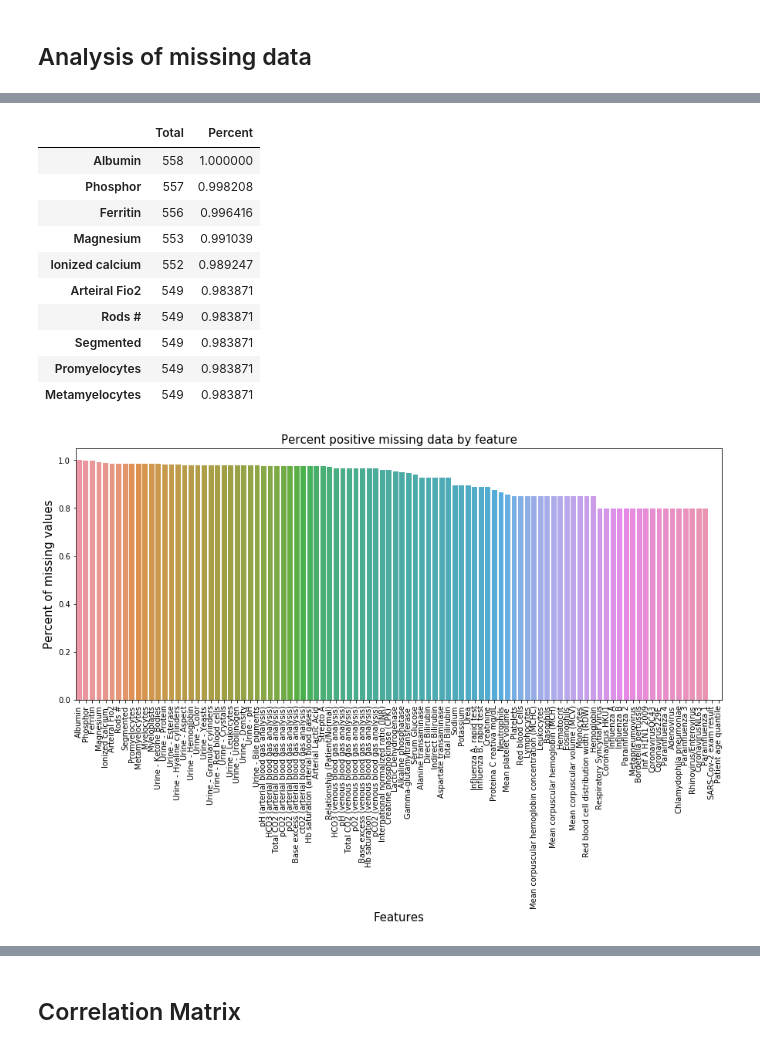
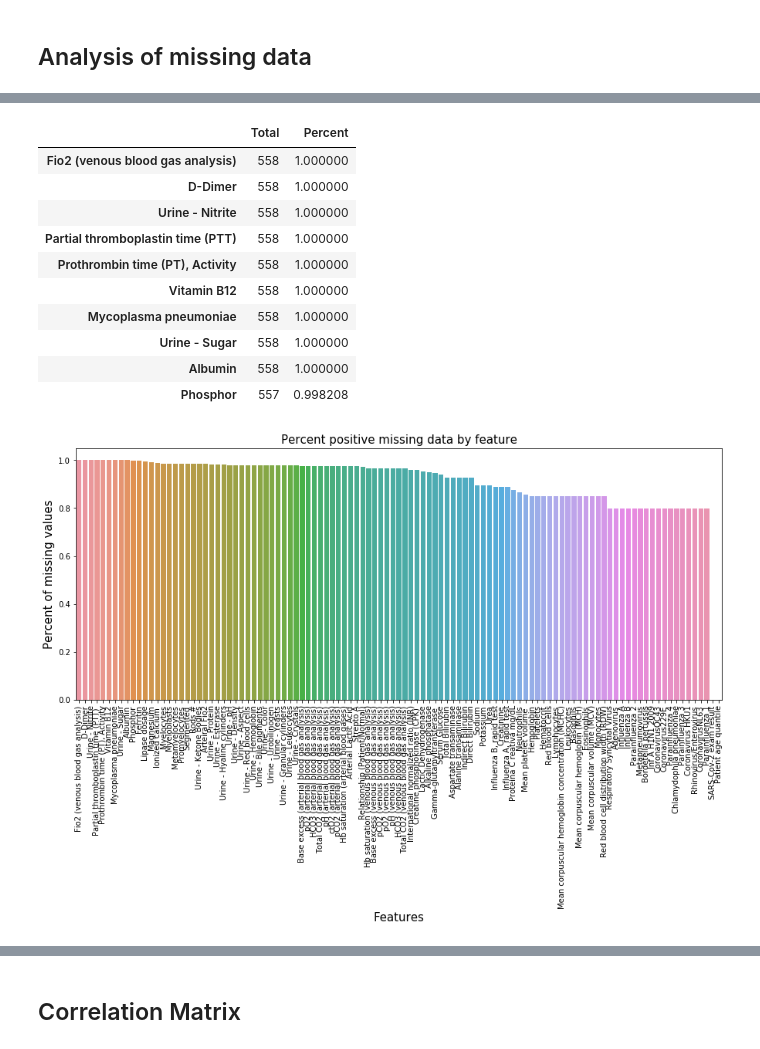
Before and after one commit to isabelatelles/covid19, a Jupyter notebook: Analysis.ipynb, the cells around one changed output, grey strips where cells are left out. Drawn from its saved outputs; the diff is of its cells as text; code cells hidden in the pictures.

```diff
--- a/Analysis.ipynb
+++ b/Analysis.ipynb
@@ -71,8 +65,7 @@ def plot_missing_data(missing_data, title):
     plt.ylabel('Percent of missing values', fontsize=15)
     plt.title(title, fontsize=15)
 # %%
-total = dataset.isnull().sum().sort_values(ascending=False)
-percent = (dataset.isnull().sum()/dataset.isnull().count()).sort_values(ascending=False)
-missing_data = pd.concat([total, percent], axis=1, keys=['Total', 'Percent'])
-plot_missing_data(missing_data, 'Percent missing data by feature')
-missing_data.head(10)
+def get_missing_data(dataset):
+    total = dataset.isnull().sum().sort_values(ascending=False)
+    percent = (dataset.isnull().sum()/dataset.isnull().count()).sort_values(ascending=False)
+    return pd.concat([total, percent], axis=1, keys=['Total', 'Percent'])
@@ -95,24 +89,21 @@ dataset.drop(columns=columns_to_exclude, inplace=True)
 # %%
 dataset_positive = dataset[dataset['SARS-Cov-2 exam result'] == 1]
-
-total_positive = dataset_positive.isnull().sum().sort_values(ascending=False)
-percent_positive = (dataset_positive.isnull().sum()/dataset_positive.isnull().count()).sort_values(ascending=False)
-missing_data_positive = pd.concat([total_positive, percent_positive], axis=1, keys=['Total', 'Percent'])
+missing_data_positive = get_missing_data(dataset_positive)
 
 plot_missing_data(missing_data_positive, 'Percent positive missing data by feature')
 missing_data_positive.head(10)
 # %% [output]
 |  | Total | Percent |
+| Fio2 (venous blood gas analysis) | 558 | 1.000000 |
+| D-Dimer | 558 | 1.000000 |
+| Urine - Nitrite | 558 | 1.000000 |
+| Partial thromboplastin time (PTT) | 558 | 1.000000 |
+| Prothrombin time (PT), Activity | 558 | 1.000000 |
+| Vitamin B12 | 558 | 1.000000 |
+| Mycoplasma pneumoniae | 558 | 1.000000 |
+| Urine - Sugar | 558 | 1.000000 |
 | Albumin | 558 | 1.000000 |
 | Phosphor | 557 | 0.998208 |
-| Ferritin | 556 | 0.996416 |
-| Magnesium | 553 | 0.991039 |
-| Ionized calcium | 552 | 0.989247 |
-| Arteiral Fio2 | 549 | 0.983871 |
-| Rods # | 549 | 0.983871 |
-| Segmented | 549 | 0.983871 |
-| Promyelocytes | 549 | 0.983871 |
-| Metamyelocytes | 549 | 0.983871 |
-[figure, old version]
+[figure, new version]
 # %%
 dataset_negative = dataset[dataset['SARS-Cov-2 exam result'] == 0]
```
Also changed, not shown: parts of 41 cells of this notebook.
